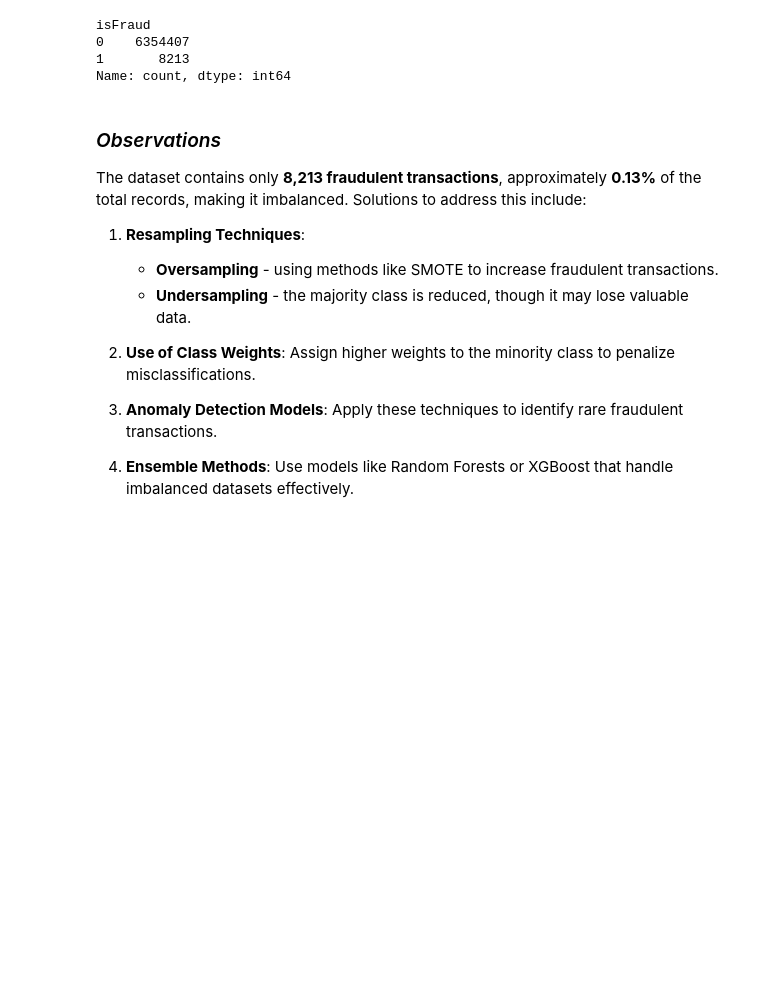
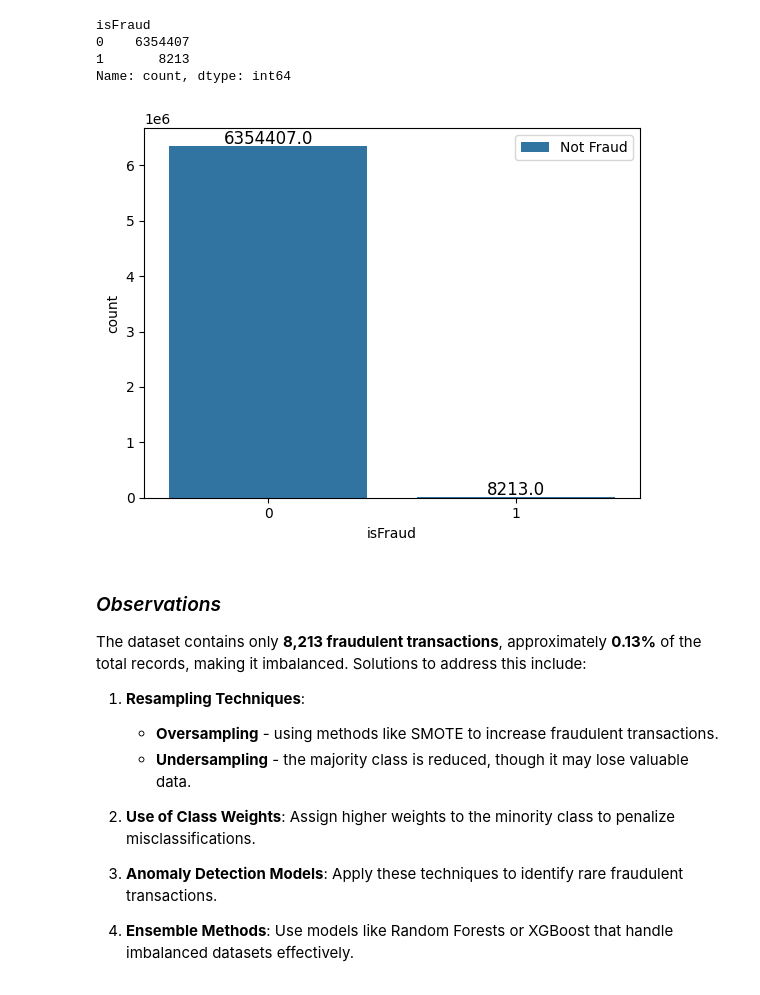
Before and after one commit to vijay8672/AI-DRIVEN-FRAUDGUARD-ADVANCED-FRAUD-DETECTION-SYSTEM, a Jupyter notebook: notebooks/EDA.ipynb, the cells around one changed output. Saved outputs shown, nothing was run; the diff lists cells and outputs as text; code cells hidden in the pictures; blank space fills up the shorter version.

```diff
--- a/notebooks/EDA.ipynb
+++ b/notebooks/EDA.ipynb
@@ -164,6 +175,27 @@ isFraud
 0    6354407
 1       8213
 Name: count, dtype: int64
+# %%
+# Create the countplot
+ax = sns.countplot(x='isFraud', data=df)
+
+# Add legend
+plt.legend(['Not Fraud', 'Fraud'])
+
+# Annotate count values on top of each bar
+for p in ax.patches:
+    height = p.get_height()
+    ax.annotate(f'{height}',
+                (p.get_x() + p.get_width() / 2., height),
+                ha='center', va='center',
+                fontsize=12, color='black',
+                xytext=(0, 5),
+                textcoords='offset points')
+
+# Show the plot
+plt.show()
+# %% [output]
+[figure, added]
 # %% [markdown]
 ### _Observations_
 
```
Also changed, not shown: parts of 4 cells of this notebook, 27 other files.
